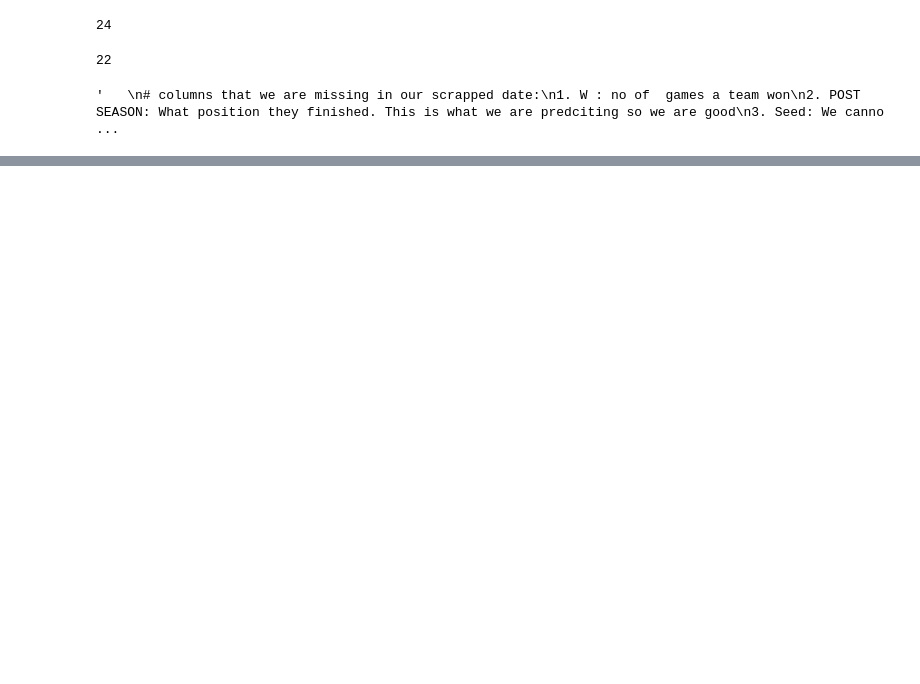
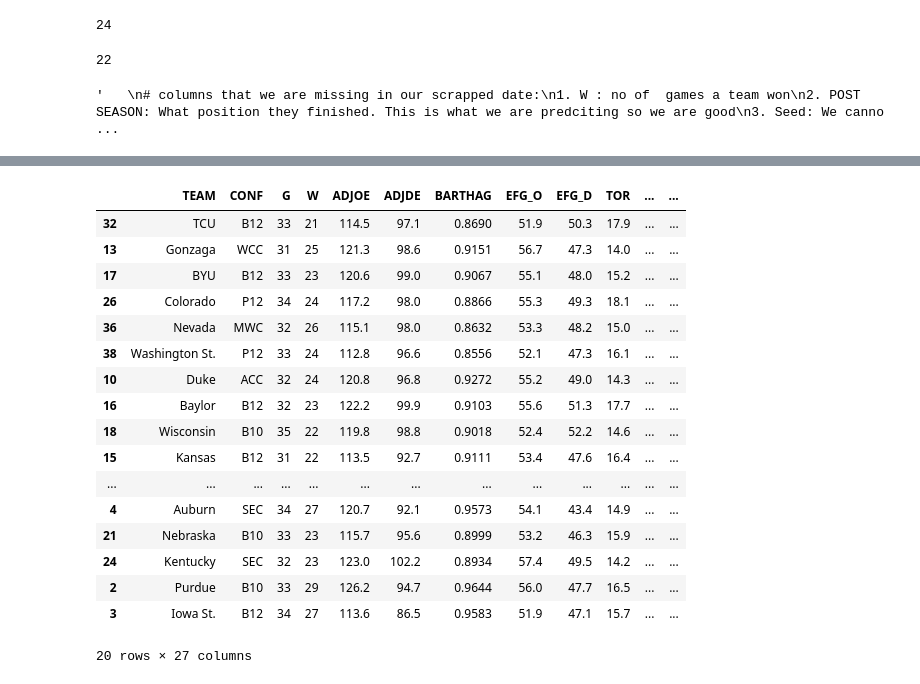
Before and after one commit to danishmaknojia/Final_Project_DE, a Jupyter notebook: data_clense.ipynb, the cells around one changed output, grey strips where cells are left out. Saved outputs shown, nothing was run; the diff lists cells and outputs as text; code cells hidden in the pictures; blank space fills up the shorter version.

```diff
--- a/data_clense.ipynb
+++ b/data_clense.ipynb
@@ -306,0 +333,29 @@ teams_make_march_madness[teams_make_march_madness['TEAM'] == 'Purdue']
+# %%
+X_cbb24 = cbb24_seeded[postseason_features]
+# %%
+postseason_probs = rf_classifier.predict_proba(X_cbb24)
+# %%
+# Ensure all labels are represented
+num_teams = len(cbb24_seeded)
+label_counts = {
+    'Champion': 1,
+    'Runner-Up': 1,
+    'Final Four': 2,
+    'Elite Eight': 4,
+    'Sweet Sixteen': 8,
+    'Round of 32': 16,
+    'Round of 64': 32
+}
+
+# Assign labels systematically
+assigned_labels = np.zeros(num_teams, dtype=int)  # Initialize label assignments
+for label_idx, count in enumerate(label_counts.values()):
+    # Rank teams by probabilities for this label
+    label_probs = postseason_probs[:, label_idx]
+    top_teams = np.argsort(label_probs)[-count:]  # Get indices of top teams
+    assigned_labels[top_teams] = label_idx  # Assign the current label
+# %%
+
+# Map assigned labels back to POSTSEASON names
+cbb24_seeded['predicted_postseason_label'] = assigned_labels
+cbb24_seeded['predicted_postseason'] = label_encoder.inverse_transform(cbb24_seeded['predicted_postseason_label'])
@@ -306,0 +373,21 @@ teams_make_march_madness[teams_make_march_madness['TEAM'] == 'Purdue']
+# %%
+cbb24_seeded.sort_values('predicted_postseason_label').head(20)
+# %% [output]
+|  | TEAM | CONF | G | W | ADJOE | ADJDE | BARTHAG | EFG_O | EFG_D | TOR | ... | ... |
+| 32 | TCU | B12 | 33 | 21 | 114.5 | 97.1 | 0.8690 | 51.9 | 50.3 | 17.9 | ... | ... |
+| 13 | Gonzaga | WCC | 31 | 25 | 121.3 | 98.6 | 0.9151 | 56.7 | 47.3 | 14.0 | ... | ... |
+| 17 | BYU | B12 | 33 | 23 | 120.6 | 99.0 | 0.9067 | 55.1 | 48.0 | 15.2 | ... | ... |
+| 26 | Colorado | P12 | 34 | 24 | 117.2 | 98.0 | 0.8866 | 55.3 | 49.3 | 18.1 | ... | ... |
+| 36 | Nevada | MWC | 32 | 26 | 115.1 | 98.0 | 0.8632 | 53.3 | 48.2 | 15.0 | ... | ... |
+| 38 | Washington St. | P12 | 33 | 24 | 112.8 | 96.6 | 0.8556 | 52.1 | 47.3 | 16.1 | ... | ... |
+| 10 | Duke | ACC | 32 | 24 | 120.8 | 96.8 | 0.9272 | 55.2 | 49.0 | 14.3 | ... | ... |
+| 16 | Baylor | B12 | 32 | 23 | 122.2 | 99.9 | 0.9103 | 55.6 | 51.3 | 17.7 | ... | ... |
+| 18 | Wisconsin | B10 | 35 | 22 | 119.8 | 98.8 | 0.9018 | 52.4 | 52.2 | 14.6 | ... | ... |
+| 15 | Kansas | B12 | 31 | 22 | 113.5 | 92.7 | 0.9111 | 53.4 | 47.6 | 16.4 | ... | ... |
+| ... | ... | ... | ... | ... | ... | ... | ... | ... | ... | ... | ... | ... |
+| 4 | Auburn | SEC | 34 | 27 | 120.7 | 92.1 | 0.9573 | 54.1 | 43.4 | 14.9 | ... | ... |
+| 21 | Nebraska | B10 | 33 | 23 | 115.7 | 95.6 | 0.8999 | 53.2 | 46.3 | 15.9 | ... | ... |
+| 24 | Kentucky | SEC | 32 | 23 | 123.0 | 102.2 | 0.8934 | 57.4 | 49.5 | 14.2 | ... | ... |
+| 2 | Purdue | B10 | 33 | 29 | 126.2 | 94.7 | 0.9644 | 56.0 | 47.7 | 16.5 | ... | ... |
+| 3 | Iowa St. | B12 | 34 | 27 | 113.6 | 86.5 | 0.9583 | 51.9 | 47.1 | 15.7 | ... | ... |
+20 rows × 27 columns
```
Also changed, not shown: parts of 24 cells of this notebook, 2 other files.
